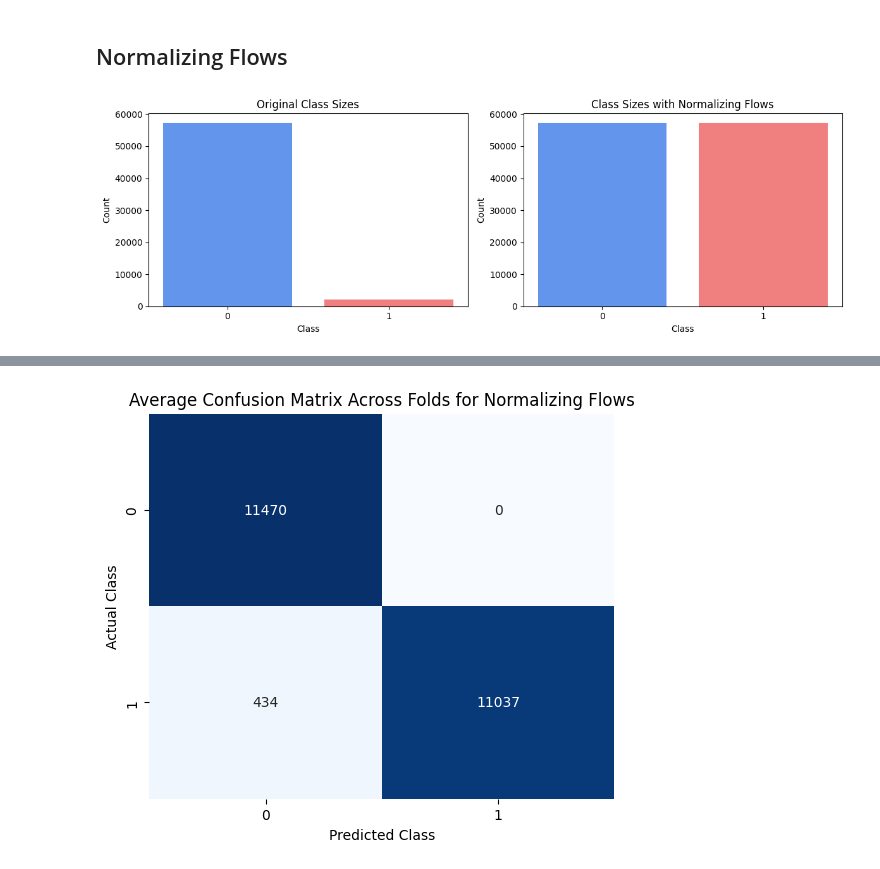
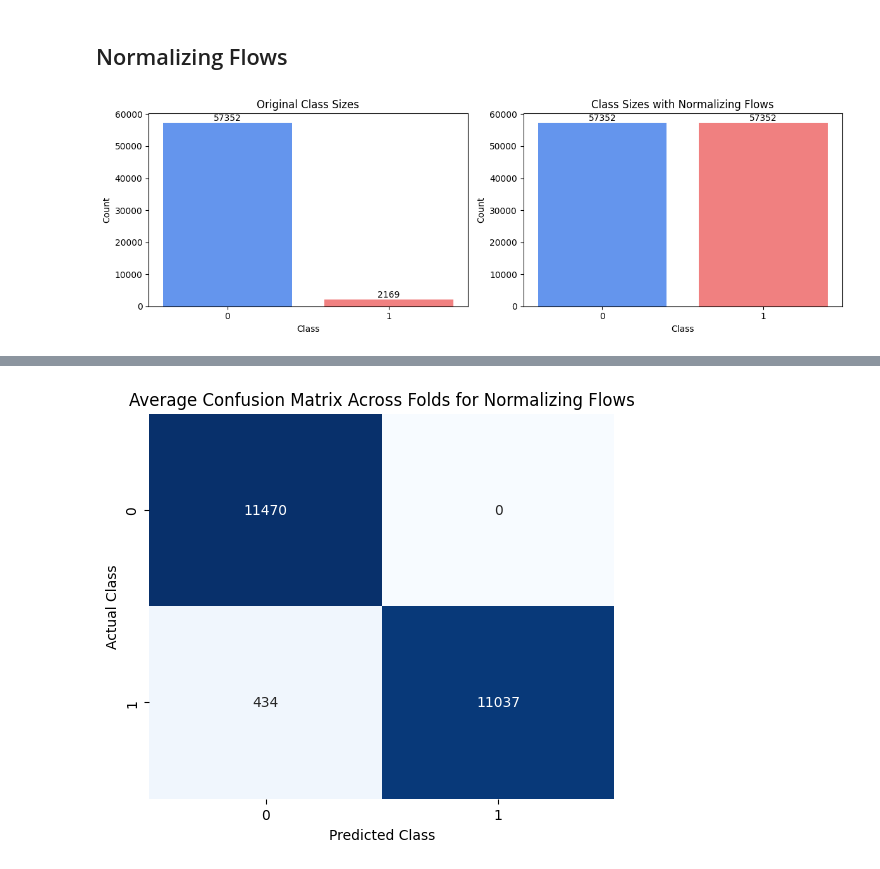
Before and after one commit to MaryEDeignan/HW4, a Jupyter notebook: class_imbalance.ipynb, the cells around one changed output, grey strips where cells are left out. Saved outputs shown, nothing was run; the diff lists cells and outputs as text; code cells hidden in the pictures.

```diff
--- a/class_imbalance.ipynb
+++ b/class_imbalance.ipynb
@@ -196,20 +213,30 @@ fig, axs = plt.subplots(1, 2, figsize=(12, 4))  # 1 row, 2 columns
 
 # Plotting original class size graph
 class_counts = y.value_counts()
-axs[0].bar(class_counts.index, class_counts.values, color=['cornflowerblue', 'lightcoral'])
+bars1 = axs[0].bar(class_counts.index, class_counts.values, color=['cornflowerblue', 'lightcoral'])
 axs[0].set_xlabel("Class")
 axs[0].set_ylabel("Count")
 axs[0].set_title("Original Class Sizes")
 axs[0].set_xticks(class_counts.index)
 
-# Plotting updated class size with SMOTE
+# Adding counts on top of bars for the original class sizes
+for bar in bars1:
+    height = bar.get_height()
+    axs[0].text(bar.get_x() + bar.get_width() / 2, height, f'{int(height)}', ha='center', va='bottom')
+
+# Plotting updated class size with ADASYN
 class_counts_sampled = y_resampled.value_counts()
-axs[1].bar(class_counts_sampled.index, class_counts_sampled.values, color=['cornflowerblue', 'lightcoral'])
+bars2 = axs[1].bar(class_counts_sampled.index, class_counts_sampled.values, color=['cornflowerblue', 'lightcoral'])
 axs[1].set_xlabel("Class")
 axs[1].set_ylabel("Count")
 axs[1].set_title("Class Sizes with ADASYN with FastKDE")
 axs[1].set_xticks(class_counts_sampled.index)
 
+# Adding counts on top of bars for the resampled class sizes
+for bar in bars2:
+    height = bar.get_height()
+    axs[1].text(bar.get_x() + bar.get_width() / 2, height, f'{int(height)}', ha='center', va='bottom')
+
 # Adjust layout to avoid overlap
 plt.tight_layout()
 plt.show()
@@ -347,30 +374,40 @@ cm_list, accuracy, recall = crossvalidate(skf, X_balanced, y_balanced, model)
 # %%
 y_balanced = series = pd.Series(y_balanced, name='class_label')
 
-# Creating subplots for side-by-side display
-fig, axs = plt.subplots(1, 2, figsize=(12, 4))  # 1 row, 2 columns
+# creating subplots
+fig, axs = plt.subplots(1, 2, figsize=(12, 4))
 
-# Plotting original class size graph
+# plotting original class size graph
 class_counts = y.value_counts()
-axs[0].bar(class_counts.index, class_counts.values, color=['cornflowerblue', 'lightcoral'])
+bars1 = axs[0].bar(class_counts.index, class_counts.values, color=['cornflowerblue', 'lightcoral'])
 axs[0].set_xlabel("Class")
 axs[0].set_ylabel("Count")
 axs[0].set_title("Original Class Sizes")
 axs[0].set_xticks(class_counts.index)
 
-# Plotting updated class size with SMOTE
+# adding counts on top of bars for the original class sizes
+for bar in bars1:
+    height = bar.get_height()
+    axs[0].text(bar.get_x() + bar.get_width() / 2, height, f'{int(height)}', ha='center', va='bottom')
+
+# plotting updated class size with Normalizing Flows
 class_counts_sampled = y_balanced.value_counts()
-axs[1].bar(class_counts_sampled.index, class_counts_sampled.values, color=['cornflowerblue', 'lightcoral'])
+bars2 = axs[1].bar(class_counts_sampled.index, class_counts_sampled.values, color=['cornflowerblue', 'lightcoral'])
 axs[1].set_xlabel("Class")
 axs[1].set_ylabel("Count")
 axs[1].set_title("Class Sizes with Normalizing Flows")
 axs[1].set_xticks(class_counts_sampled.index)
 
+# adding counts on top of bars for the resampled class sizes
+for bar in bars2:
+    height = bar.get_height()
+    axs[1].text(bar.get_x() + bar.get_width() / 2, height, f'{int(height)}', ha='center', va='bottom')
+
 # Adjust layout to avoid overlap
 plt.tight_layout()
 plt.show()
 # %% [output]
-[figure, old version]
+[figure, new version]
 # %%
 # printing overall results
 print("Overall Results:")
```
Also changed, not shown: parts of 6 cells of this notebook.
